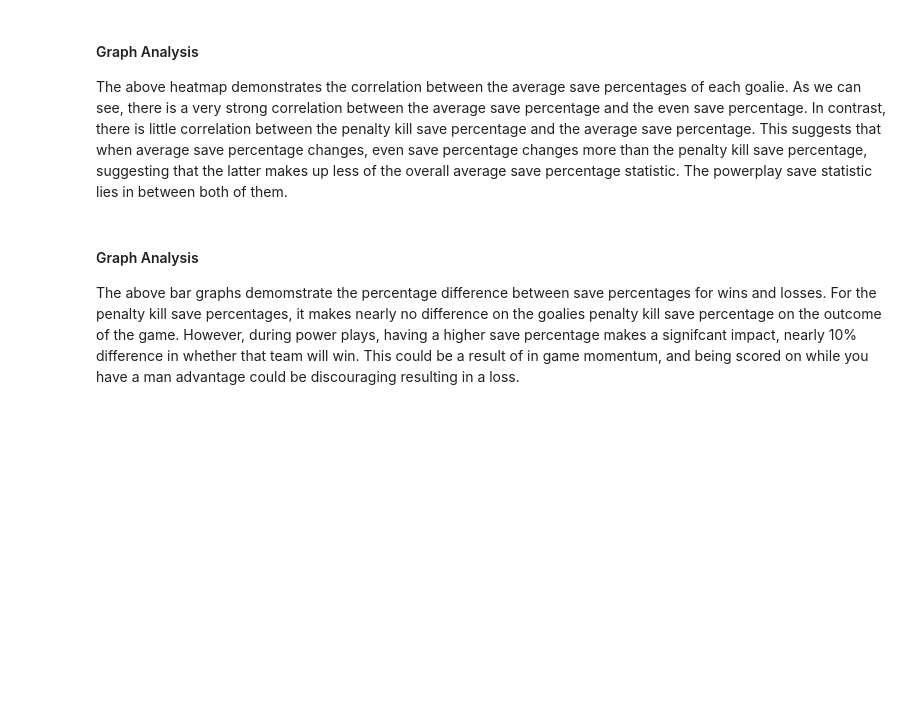
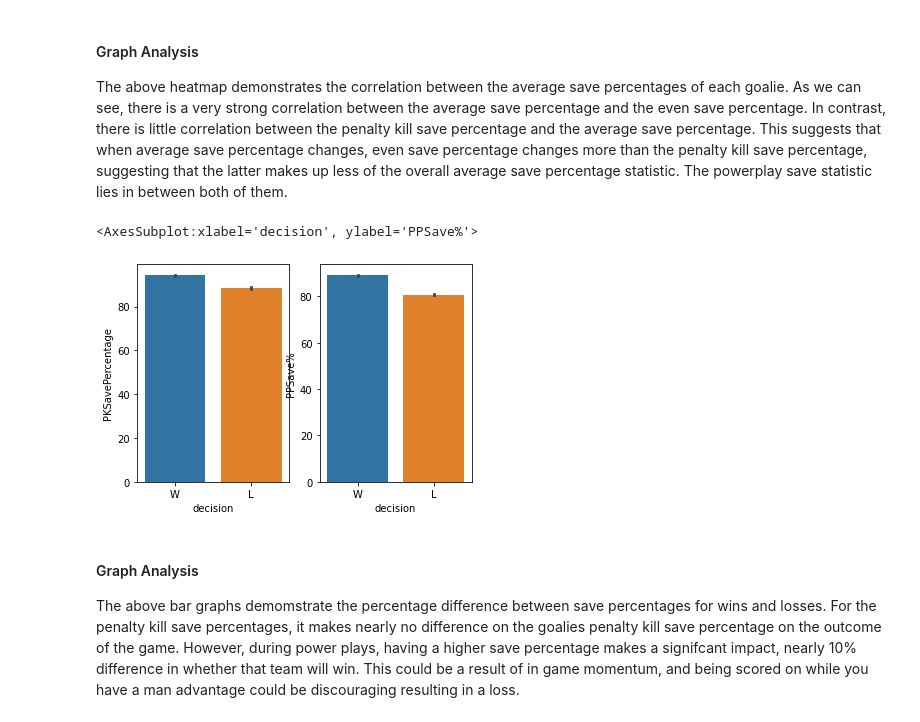
Before and after one commit to data301-2021-winter1/project-group56-project, a Jupyter notebook: notebooks/Rhys Notebook.ipynb, the cells around one changed output. Saved outputs shown, nothing was run; the diff lists cells and outputs as text; code cells hidden in the pictures; blank space fills up the shorter version.

```diff
--- a/notebooks/Rhys Notebook.ipynb
+++ b/notebooks/Rhys Notebook.ipynb
@@ -240,3 +258,40 @@ df1_mask = df1.query('PKSavePercentage > 50')
+# %%
+def barGraph(url):
+    """
+    first line: loading my dataset to the dataframe
+    second line: dropping any lines that contain NaN values. Can't use these to rank goalies.
+    """
+    df1 = (
+            pd.read_csv(url, low_memory = False)
+            .dropna()
+            )
+
+    """
+    first line: rename some columns so they are more readable
+    second line: combining the goalies by their numbers.  then averages out all of their stats across games.
+    third line: creates a new columns "PKSavePercentage". combines shortHandedShotsAgainst and
+    shortHandedSaves to get their save percentage on the penalty kill.
+    fourth line: drops columns that won't be useful for the final analysis.
+    fifth line: sorts from highest penalty kill save percentage to lowest.
+    """
+    df2 = (
+           df1
+            .rename(columns = {'powerPlaySavePercentage': 'PPSave%',
+                              'evenStrengthSavePercentage': 'evenSave%',
+                              'player_id': 'playerID',
+                              'game_id': 'gameID'})
+
+            .assign(PKSavePercentage=lambda x:(x.shortHandedSaves/x.shortHandedShotsAgainst)*100)
+            .drop(['team_id', 'timeOnIce', 'assists', 'goals',
+                   'pim', 'shots', 'saves', 'powerPlaySaves', 'shortHandedSaves',
+                   'evenSaves', 'shortHandedShotsAgainst', 'evenShotsAgainst',
+                   'powerPlayShotsAgainst'], axis=1)
+            .sort_values(by=["PKSavePercentage"], ascending = False)
+            .dropna()
+
+    )
+
+    return df2
 # %% [markdown]
 Task 4
 # %% [markdown]
@@ -282,0 +315,4 @@ ValueError: Could not interpret input 'decision'
+# %%
+df3 = barGraph("https://raw.githubusercontent.com/data301-2021-winter1/project-group56-project/main/data/raw/APINHLStatistics.csv?token=AVRK7B3G6ORNQP6Q6GDQ53LBRD6FW")
+df3 = df3.iloc[:-3, :]
+df3
@@ -301,10 +356,13 @@ plt.show()
 The above heatmap demonstrates the correlation between the average save percentages of each goalie.  As we can see, there is a very strong correlation between the average save percentage and the even save percentage.  In contrast, there is little correlation between the penalty kill save percentage and the average save percentage.  This suggests that when average save percentage changes, even save percentage changes more than the penalty kill save percentage, suggesting that the latter makes up less of the overall average save percentage statistic.  The powerplay save statistic lies in between both of them.
 # %%
 plt.subplot(1,2,1)
-sns.barplot(x="decision", y="PKSavePercentage",data=df, estimator=np.median)
+sns.barplot(x="decision", y="PKSavePercentage",data=df3)
 
 plt.subplot(1,2,2)
-sns.barplot(x="decision", y="PPSave%",data=df, estimator=np.median)
+sns.barplot(x="decision", y="PPSave%",data=df3)
+# %% [output]
+<AxesSubplot:xlabel='decision', ylabel='PPSave%'>
+[figure, added]
 # %% [markdown]
 #### Graph Analysis
 The above bar graphs demomstrate the percentage difference between save percentages for wins and losses.  For the penalty kill save percentages, it makes nearly no difference on the goalies penalty kill save percentage on the outcome of the game.  However, during power plays, having a higher save percentage makes a signifcant impact, nearly 10% difference in whether that team will win.  This could be a result of in game momentum, and being scored on while you have a man advantage could be discouraging resulting in a loss.
```
Also changed, not shown: parts of 6 cells of this notebook, 1 other file.
